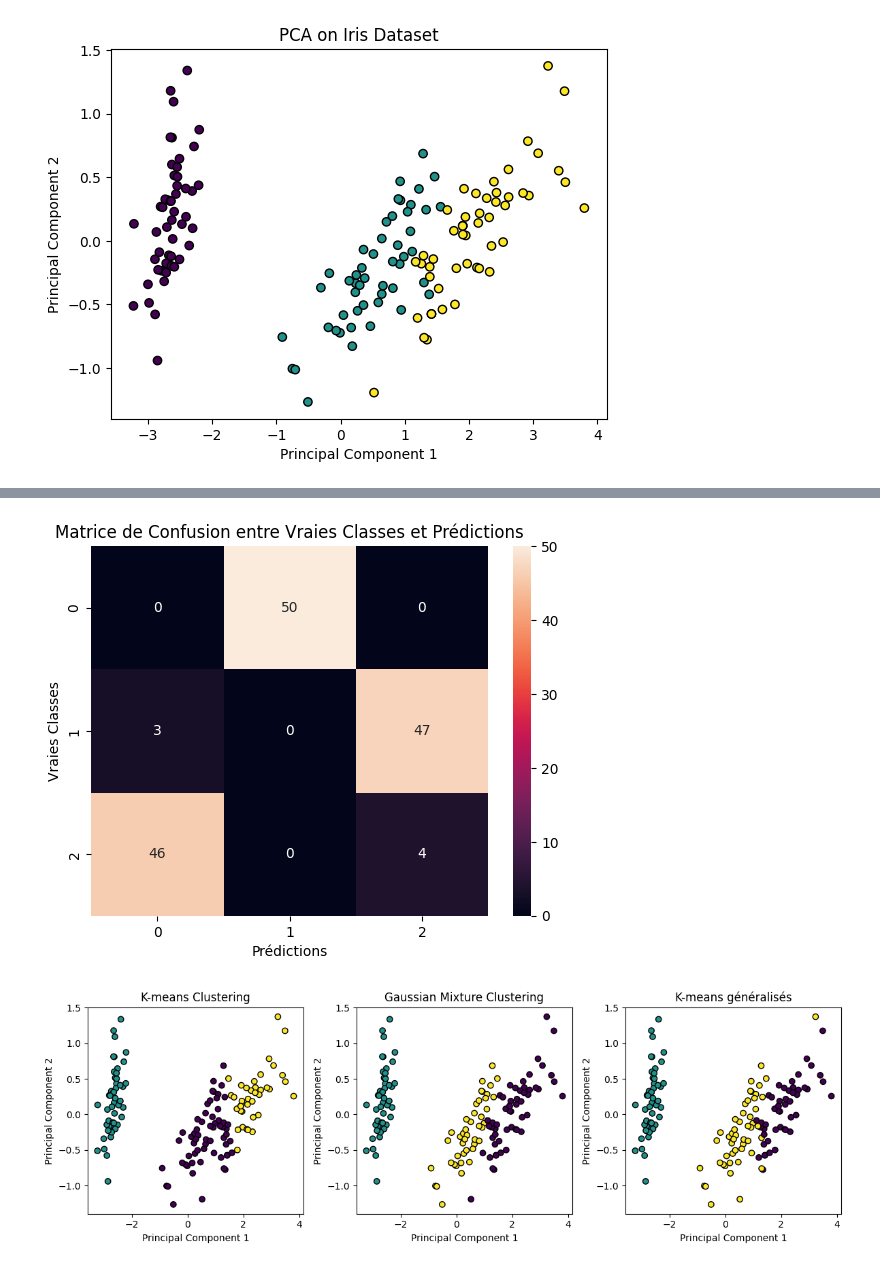
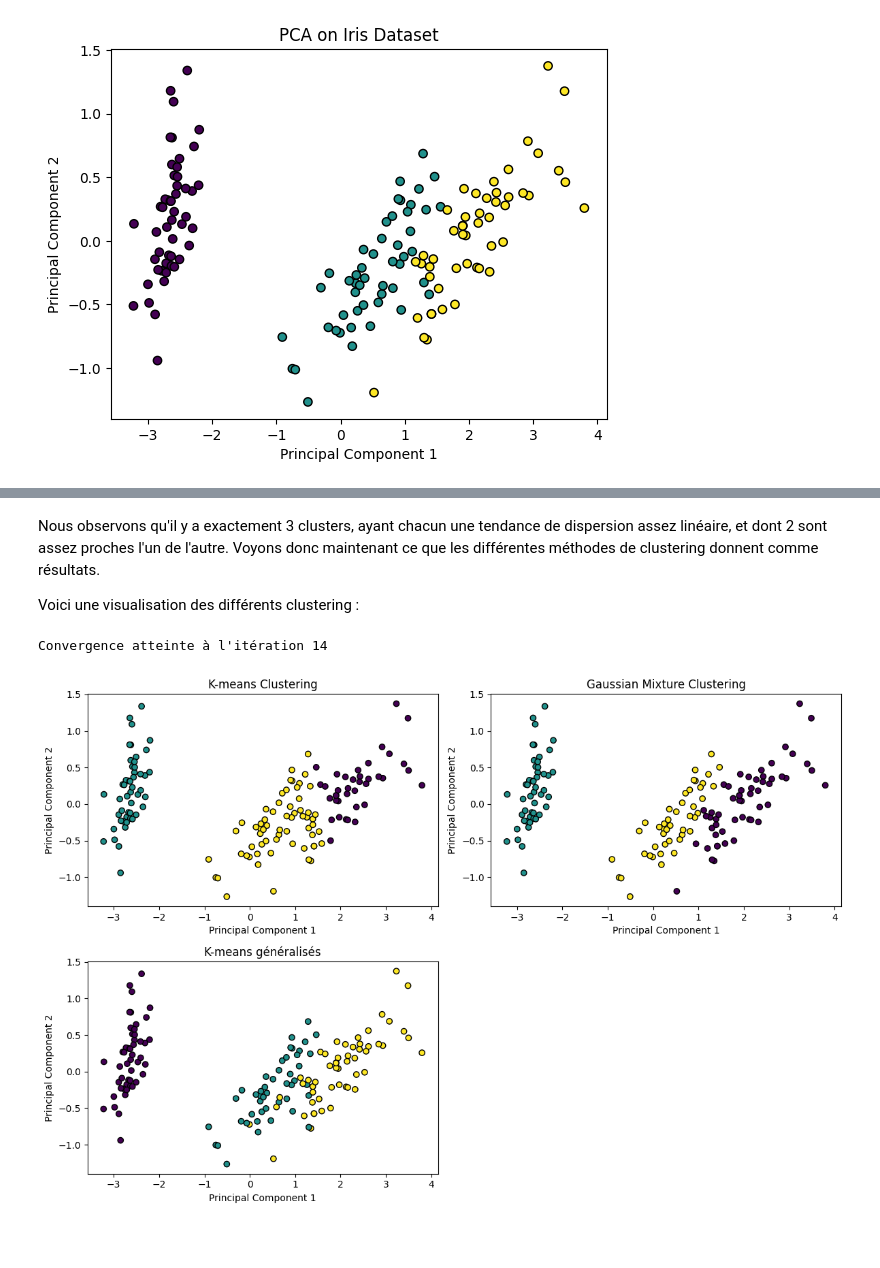
Before and after one commit to NoahKWM/ANDO, a Jupyter notebook: projet_ando.ipynb, the cells around one changed output, grey strips where cells are left out. Drawn from its saved outputs; the diff is of its cells as text; code cells hidden in the pictures; blank space fills up the shorter version.

```diff
--- a/projet_ando.ipynb
+++ b/projet_ando.ipynb
@@ -410,12 +370,0 @@ Text(0, 0.5, 'Principal Component 2')
-# %%
-# Appliquer l'algorithme K-means
-kmeans = KMeans(n_clusters=3, random_state=42)
-kmeans_labels = kmeans.fit_predict(X)
-
-# Appliquer l'algorithme de mélange gaussien
-gmm = GaussianMixture(n_components=3, random_state=42)
-gmm_labels = gmm.fit_predict(X)
-
-# Visualiser les résultats en utilisant l'ACP pour la réduction de dimension à 2D
-pca = PCA(n_components=2)
-X_pca = pca.fit_transform(X)
@@ -439,42 +371,58 @@ plt.show()
-# %%
-# Calculer la matrice de confusion
-matrice_confusion = confusion_matrix(iris.target, classes)
-
-# Afficher la matrice de confusion avec un heatmap
-sns.heatmap(matrice_confusion, annot=True, fmt="d")
-plt.title('Matrice de Confusion entre Vraies Classes et Prédictions')
-plt.xlabel('Prédictions')
-plt.ylabel('Vraies Classes')
-plt.show()
-# %% [output]
-[figure, removed]
+# %% [markdown]
+Nous observons qu'il y a exactement 3 clusters, ayant chacun une tendance de dispersion assez linéaire, et dont 2 sont assez proches l'un de l'autre. Voyons donc maintenant ce que les différentes méthodes de clustering donnent comme résultats.
+
+Voici une visualisation des différents clustering :
 # %%
+# Appliquer l'algorithme K-means
+kmeans = KMeans(n_clusters=3, n_init=10)
+kmeans_labels = kmeans.fit_predict(X)
+
+# Appliquer l'algorithme de mélange gaussien
+gmm = GaussianMixture(n_components=3)
+gmm_labels = gmm.fit_predict(X)
+
+# Appliquer l'algorithme K-means généralisés
+K = 3
+representants, classes = kmeans_generalises([Point(coord) for coord in X], K, max_iterations=1000)
+
+# Appliquer l'algorithme des k-means généralisés 10 fois et choisir le résultat avec le moins d'erreur
+K = 3
+liste_representants = []
+liste_classes = []
+for i in range(10):
+    representants, classes = kmeans_generalises([Point(coord) for coord in X], K, max_iterations=100)
+    liste_representants.append(representants)
+    liste_classes.append(classes)
+representants = liste_representants[np.argmin([np.sum(np.abs(classes - y)) for classes in liste_classes])]
+classes = liste_classes[np.argmin([np.sum(np.abs(classes - y)) for classes in liste_classes])]
+
+
 # Comparaison des méthodes
+# Tracer les points avec les couleurs des clusters attribuées par K-means
+plt.figure(figsize=(12, 8))
 
-# Tracer les points avec les couleurs des clusters attribuées par K-means
-plt.figure(figsize=(12, 4))
-
-plt.subplot(1, 3, 1)
+plt.subplot(2, 2, 1)
 plt.scatter(X_pca[:, 0], X_pca[:, 1], c=kmeans_labels, cmap='viridis', edgecolor='k')
 plt.title('K-means Clustering')
 plt.xlabel('Principal Component 1')
 plt.ylabel('Principal Component 2')
 
 # Tracer les points avec les couleurs des clusters attribuées par le mélange gaussien
-plt.subplot(1, 3, 2)
+plt.subplot(2, 2, 2)
 plt.scatter(X_pca[:, 0], X_pca[:, 1], c=gmm_labels, cmap='viridis', edgecolor='k')
 plt.title('Gaussian Mixture Clustering')
 plt.xlabel('Principal Component 1')
 plt.ylabel('Principal Component 2')
 
 # Tracer les points avec les couleurs des clusters attribuées par K-means généralisés
-plt.subplot(1, 3, 3)
+plt.subplot(2, 2, 3)
 plt.scatter(X_pca[:, 0], X_pca[:, 1], c=classes, cmap='viridis', edgecolor='k')
 plt.title('K-means généralisés')
 plt.xlabel('Principal Component 1')
 plt.ylabel('Principal Component 2')
 
 plt.tight_layout()
 plt.show()
 # %% [output]
+Convergence atteinte à l'itération 14
-[figure, old version]
+[figure, new version]
```
Also changed, not shown: parts of 25 cells of this notebook, 1 other file.
